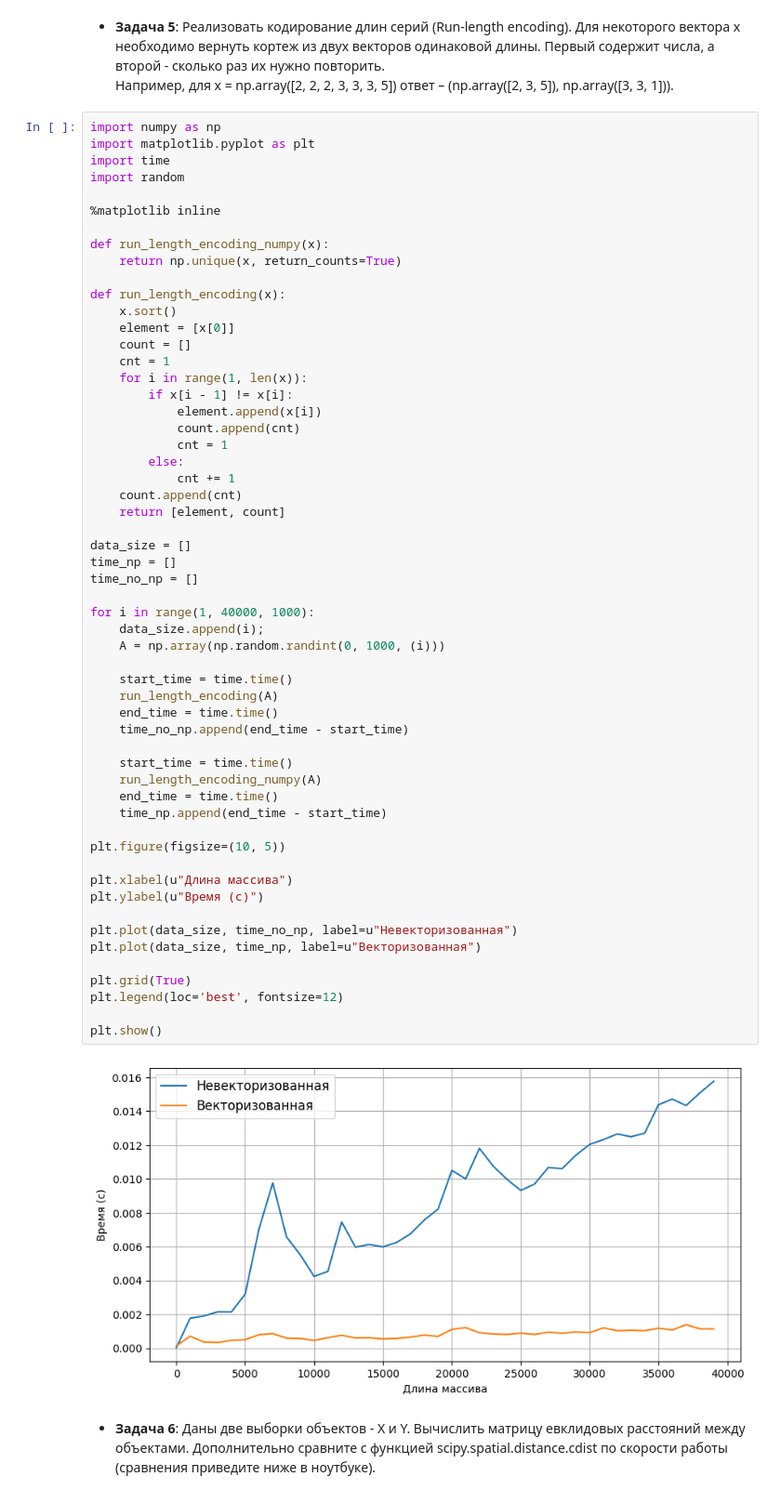
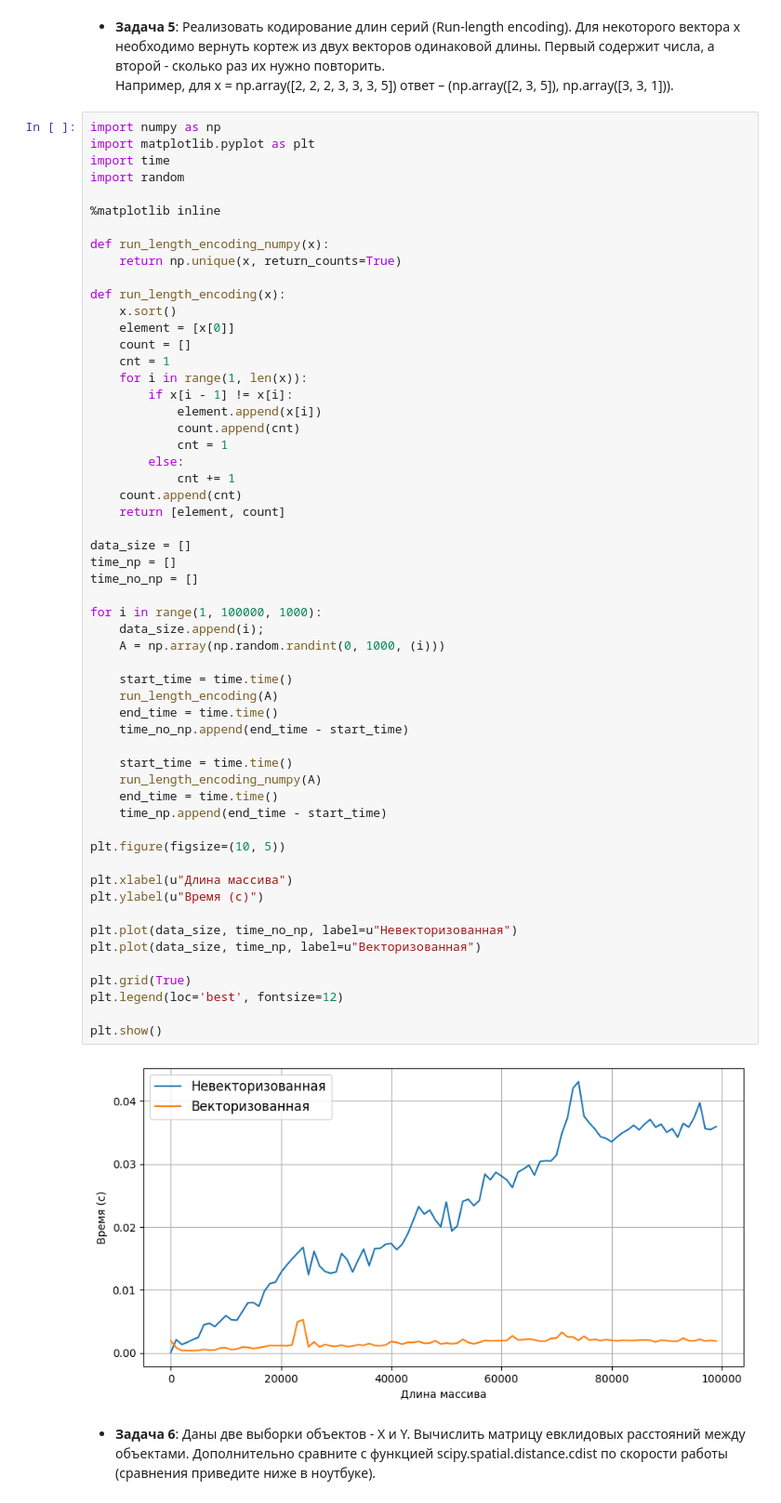
Before and after one commit to Aleks-Rus-0/Ml, a Jupyter notebook: task1_numpy_practive.ipynb, the cells around one changed output. Shown: that part at 93% size. Cells and saved outputs as stored; diff of their text form.

```diff
--- a/task1_numpy_practive.ipynb
+++ b/task1_numpy_practive.ipynb
@@ -251,35 +251,35 @@ def run_length_encoding(x):
 data_size = []
 time_np = []
 time_no_np = []
 
-for i in range(1, 40000, 1000):
+for i in range(1, 100000, 1000):
     data_size.append(i);
     A = np.array(np.random.randint(0, 1000, (i)))
 
     start_time = time.time()
     run_length_encoding(A)
     end_time = time.time()
     time_no_np.append(end_time - start_time)
 
     start_time = time.time()
     run_length_encoding_numpy(A)
     end_time = time.time()
     time_np.append(end_time - start_time)
 
 plt.figure(figsize=(10, 5))
 
 plt.xlabel(u"Длина массива")
 plt.ylabel(u"Время (с)")
 
 plt.plot(data_size, time_no_np, label=u"Невекторизованная")
 plt.plot(data_size, time_np, label=u"Векторизованная")
 
 plt.grid(True)
 plt.legend(loc='best', fontsize=12)
 
 plt.show()
 # %% [output]
-[figure, old version]
+[figure, new version]
 # %% [markdown]
 
 
```
